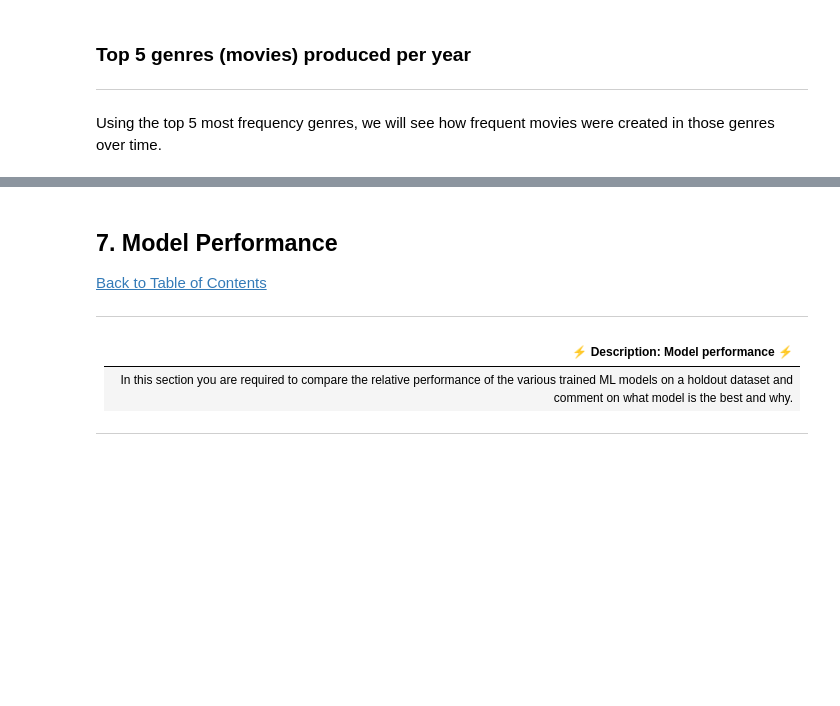
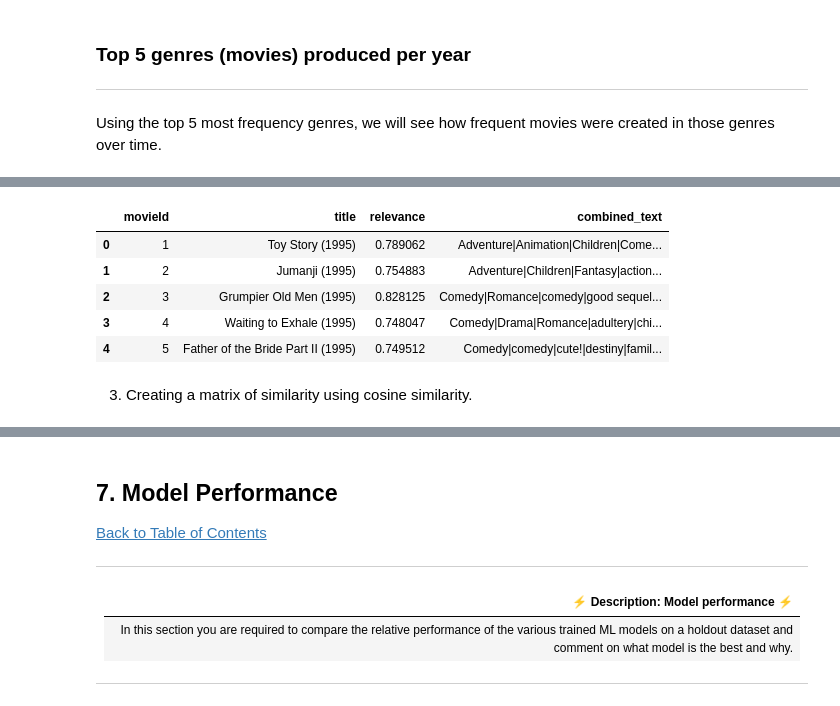
Before and after one commit to Explore-AI/unsupervised-predict-streamlit-template, a Jupyter notebook: 2110acds-t7-notebook-jackie.ipynb, the cells around one changed output, grey strips where cells are left out. Drawn from its saved outputs; the diff is of its cells as text; code cells hidden in the pictures; blank space fills up the shorter version.

```diff
--- a/2110acds-t7-notebook-jackie.ipynb
+++ b/2110acds-t7-notebook-jackie.ipynb
@@ -1322,0 +1537,14 @@ NameError: name 'svd_' is not defined
+# %%
+content = movies_combined[['movieId', 'title', 'genres', 'relevance', 'tag', 'title_cast', 'director']]
+
+# let all add a new column that combines all the text descriptions
+content['combined_text'] = content.genres + '|' + content.tag
+content = content.drop(['genres', 'tag', 'title_cast', 'director'], axis=1)
+content.head()
+# %% [output]
+|  | movieId | title | relevance | combined_text |
+| 0 | 1 | Toy Story (1995) | 0.789062 | Adventure|Animation|Children|Come... |
+| 1 | 2 | Jumanji (1995) | 0.754883 | Adventure|Children|Fantasy|action... |
+| 2 | 3 | Grumpier Old Men (1995) | 0.828125 | Comedy|Romance|comedy|good sequel... |
+| 3 | 4 | Waiting to Exhale (1995) | 0.748047 | Comedy|Drama|Romance|adultery|chi... |
+| 4 | 5 | Father of the Bride Part II (1995) | 0.749512 | Comedy|comedy|cute!|destiny|famil... |
@@ -1322,0 +1553,3 @@ NameError: name 'svd_' is not defined
+# %% [markdown]
+
+3. Creating a matrix of similarity  using cosine similarity.
```
Also changed, not shown: parts of 61 cells of this notebook.
